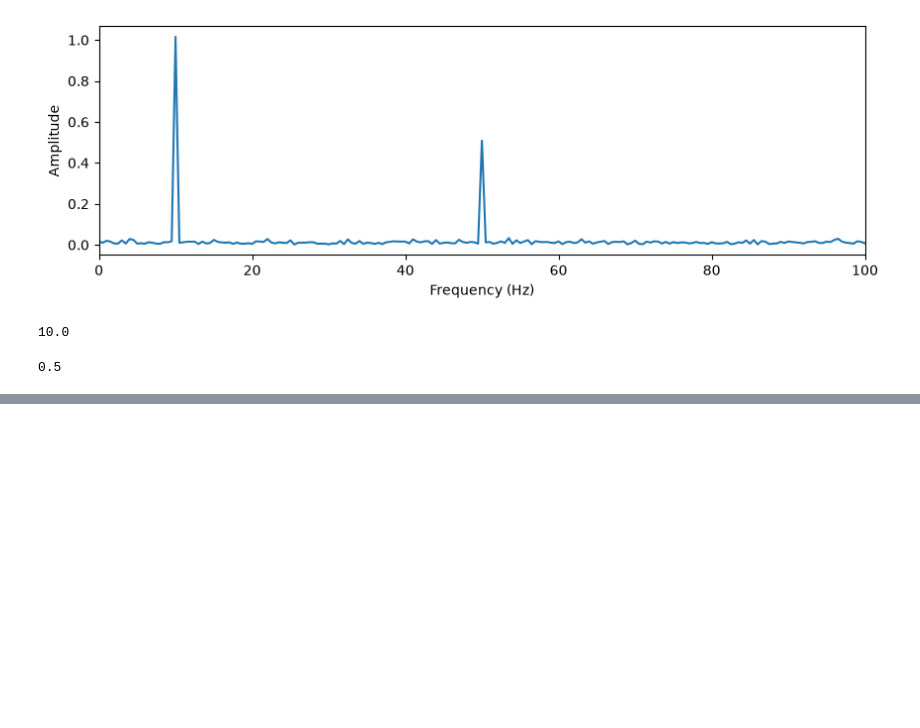
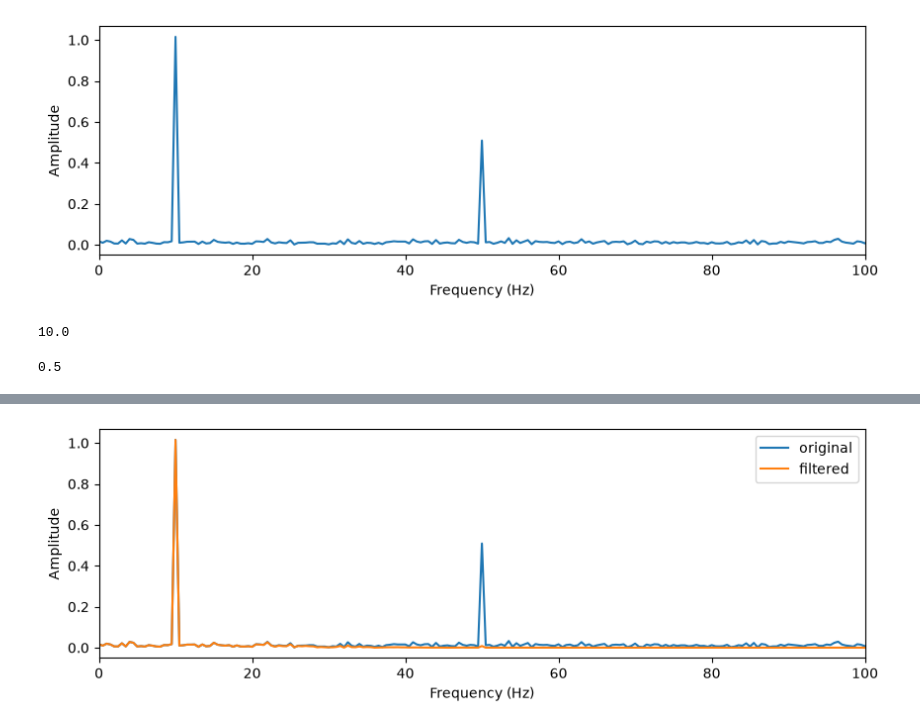
Before and after one commit to Zarathustracoder/signal-processing-fundamentals, a Jupyter notebook: notebooks/01_sampling_and_fft.ipynb, the cells around one changed output, grey strips where cells are left out. Saved outputs shown, nothing was run; the diff lists cells and outputs as text; code cells hidden in the pictures; blank space fills up the shorter version.

```diff
--- a/notebooks/01_sampling_and_fft.ipynb
+++ b/notebooks/01_sampling_and_fft.ipynb
@@ -67,0 +82,16 @@ print(freqs[1] - freqs[0])
+# %%
+X_filt = np.fft.rfft(x_filt)
+freqs = np.fft.rfftfreq(len(x_filt), 1/fs)
+amp_filt = 2 * np.abs(X_filt) / len(x_filt)
+
+plt.figure(figsize=(10, 3))
+plt.plot(freqs, amp, label="original")
+plt.plot(freqs, amp_filt, label="filtered")
+plt.xlabel("Frequency (Hz)")
+plt.ylabel("Amplitude")
+plt.xlim(0, 100)
+plt.legend()
+plt.savefig("../figures/filter_comparison.png", dpi=150, bbox_inches="tight")
+plt.show()
+# %% [output]
+[figure, added]
```
Also changed, not shown: parts of 4 cells of this notebook, 1 other file.
